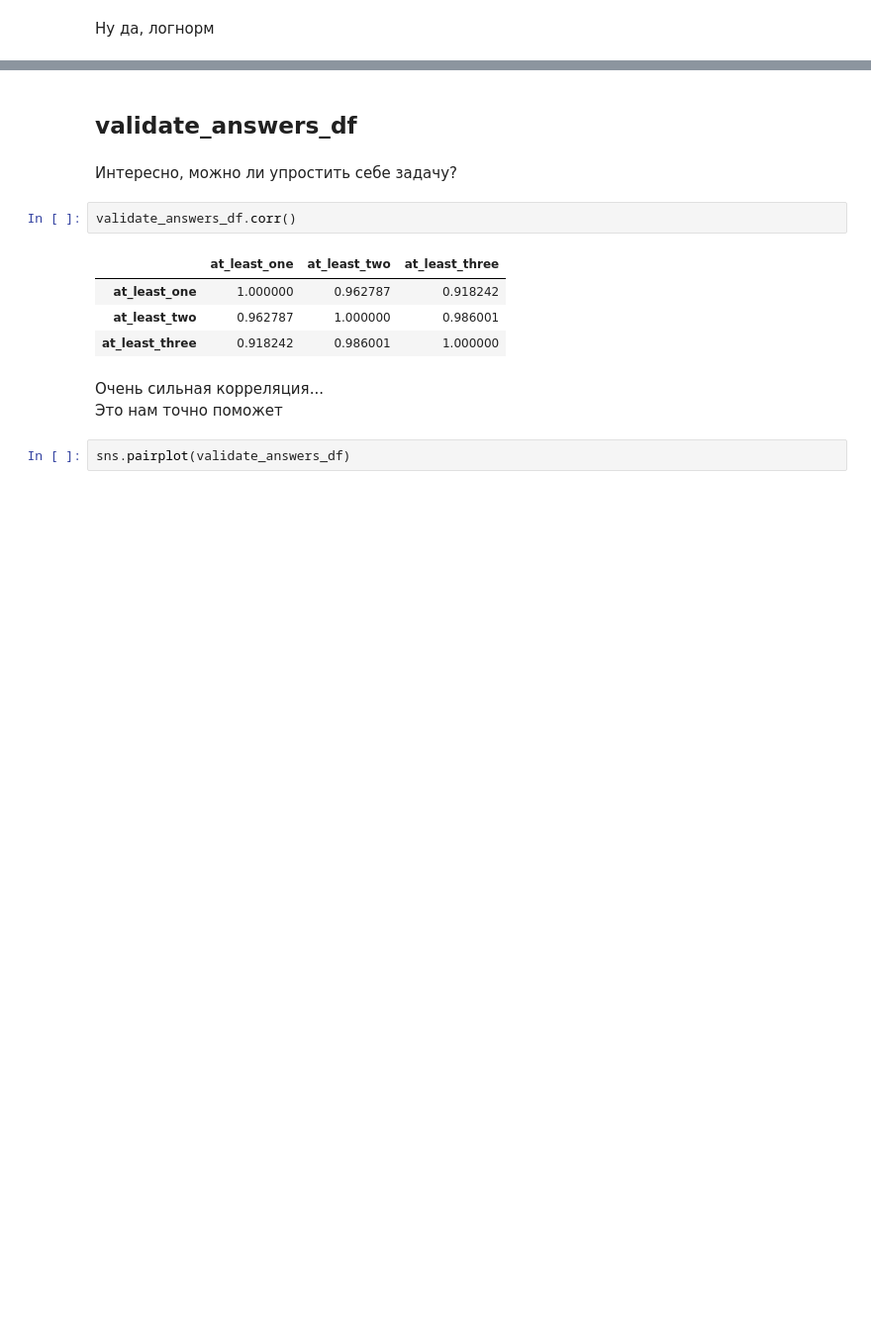
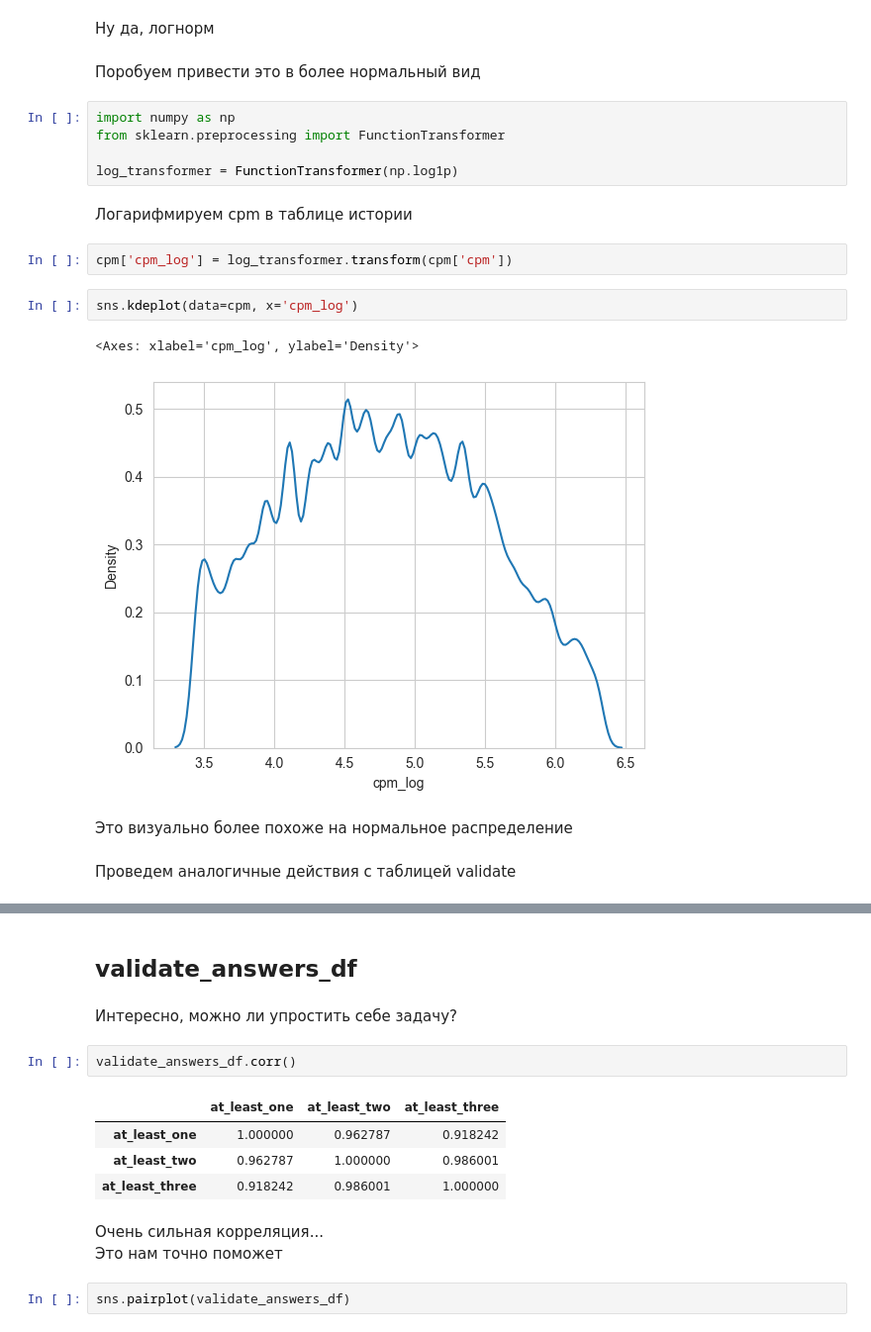
Before and after one commit to MyEvilpumpkin/VKAds, a Jupyter notebook: research/eda.ipynb, the cells around one changed output, grey strips where cells are left out. Shown at 99% size. Saved outputs shown, nothing was run; the diff lists cells and outputs as text; blank space fills up the shorter version.

```diff
--- a/research/eda.ipynb
+++ b/research/eda.ipynb
@@ -223,2 +224,22 @@ sns.ecdfplot(data=cpm, x='cpm')
 # %% [markdown]
 Ну да, логнорм
+# %% [markdown]
+Поробуем привести это в более нормальный вид
+# %%
+import numpy as np
+from sklearn.preprocessing import FunctionTransformer
+
+log_transformer = FunctionTransformer(np.log1p)
+# %% [markdown]
+Логарифмируем cpm в таблице истории
+# %%
+cpm['cpm_log'] = log_transformer.transform(cpm['cpm'])
+# %%
+sns.kdeplot(data=cpm, x='cpm_log')
+# %% [output]
+<Axes: xlabel='cpm_log', ylabel='Density'>
+[figure, added]
+# %% [markdown]
+Это визуально более похоже на нормальное распределение
+# %% [markdown]
+Проведем аналогичные действия с таблицей validate
```
Also changed, not shown: parts of 10 cells of this notebook, 1 other file.
